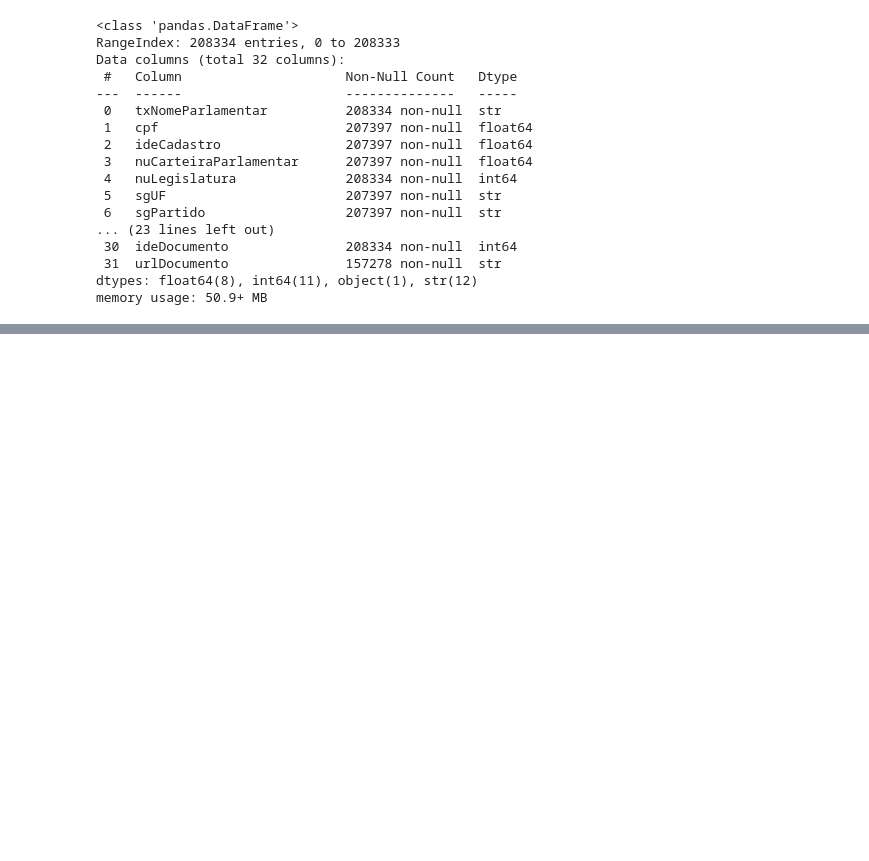
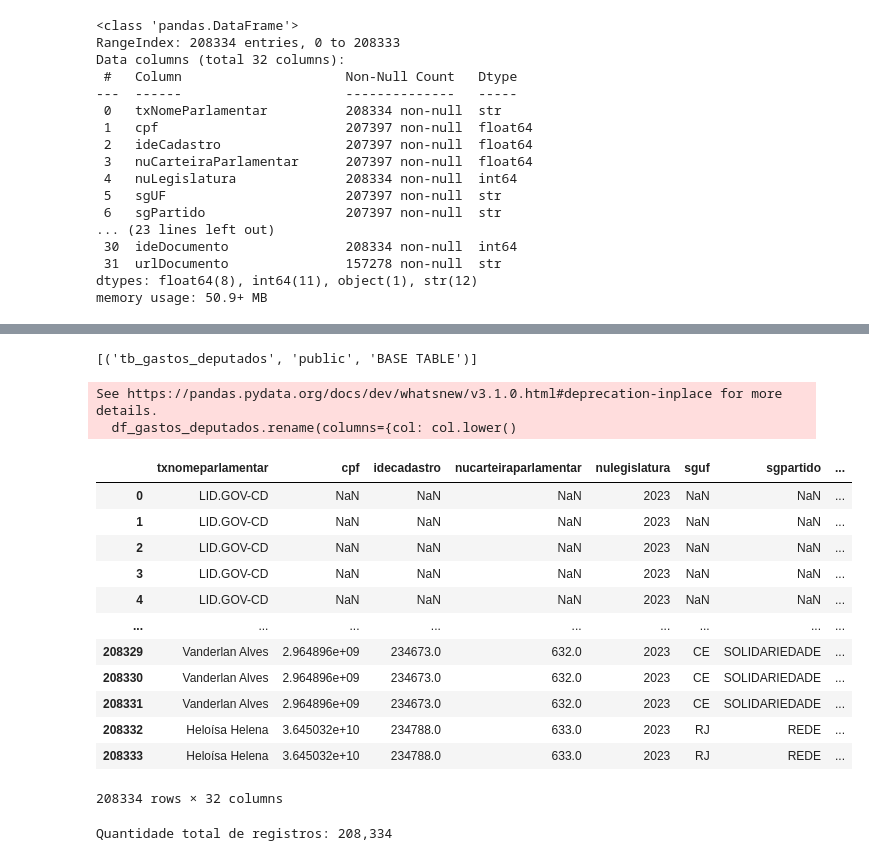
Before and after one commit to jasenovski/benford_aula, a Jupyter notebook: benford_aula.ipynb, the cells around one changed output, grey strips where cells are left out. Saved outputs shown, nothing was run; the diff lists cells and outputs as text; code cells hidden in the pictures; blank space fills up the shorter version.

```diff
--- a/benford_aula.ipynb
+++ b/benford_aula.ipynb
@@ -263,0 +374,38 @@ memory usage: 50.9+ MB
+# %%
+query = """
+SELECT table_name, table_schema, table_type
+FROM information_schema.tables
+WHERE table_schema = 'public'"""
+
+result = con.execute(text(query))
+tabelas = list(result)
+display(tabelas)
+# %% [output]
+[('tb_gastos_deputados', 'public', 'BASE TABLE')]
+# %%
+df_gastos_deputados.rename(columns={col: col.lower()
+                            for col in df_gastos_deputados.columns},
+                                inplace=True)
+df_gastos_deputados
+# %% [output]
+See https://pandas.pydata.org/docs/dev/whatsnew/v3.1.0.html#deprecation-inplace for more details.
+  df_gastos_deputados.rename(columns={col: col.lower()
+|  | txnomeparlamentar | cpf | idecadastro | nucarteiraparlamentar | nulegislatura | sguf | sgpartido | ... |
+| 0 | LID.GOV-CD | NaN | NaN | NaN | 2023 | NaN | NaN | ... |
+| 1 | LID.GOV-CD | NaN | NaN | NaN | 2023 | NaN | NaN | ... |
+| 2 | LID.GOV-CD | NaN | NaN | NaN | 2023 | NaN | NaN | ... |
+| 3 | LID.GOV-CD | NaN | NaN | NaN | 2023 | NaN | NaN | ... |
+| 4 | LID.GOV-CD | NaN | NaN | NaN | 2023 | NaN | NaN | ... |
+| ... | ... | ... | ... | ... | ... | ... | ... | ... |
+| 208329 | Vanderlan Alves | 2.964896e+09 | 234673.0 | 632.0 | 2023 | CE | SOLIDARIEDADE | ... |
+| 208330 | Vanderlan Alves | 2.964896e+09 | 234673.0 | 632.0 | 2023 | CE | SOLIDARIEDADE | ... |
+| 208331 | Vanderlan Alves | 2.964896e+09 | 234673.0 | 632.0 | 2023 | CE | SOLIDARIEDADE | ... |
+| 208332 | Heloísa Helena | 3.645032e+10 | 234788.0 | 633.0 | 2023 | RJ | REDE | ... |
+| 208333 | Heloísa Helena | 3.645032e+10 | 234788.0 | 633.0 | 2023 | RJ | REDE | ... |
+208334 rows × 32 columns
+# %%
+tamanho_pacote = 1_000
+total = len(df_gastos_deputados)
+print(f"Quantidade total de registros: {total:,}")
+# %% [output]
+Quantidade total de registros: 208,334
```
Also changed, not shown: parts of 21 cells of this notebook, 3 other files.
